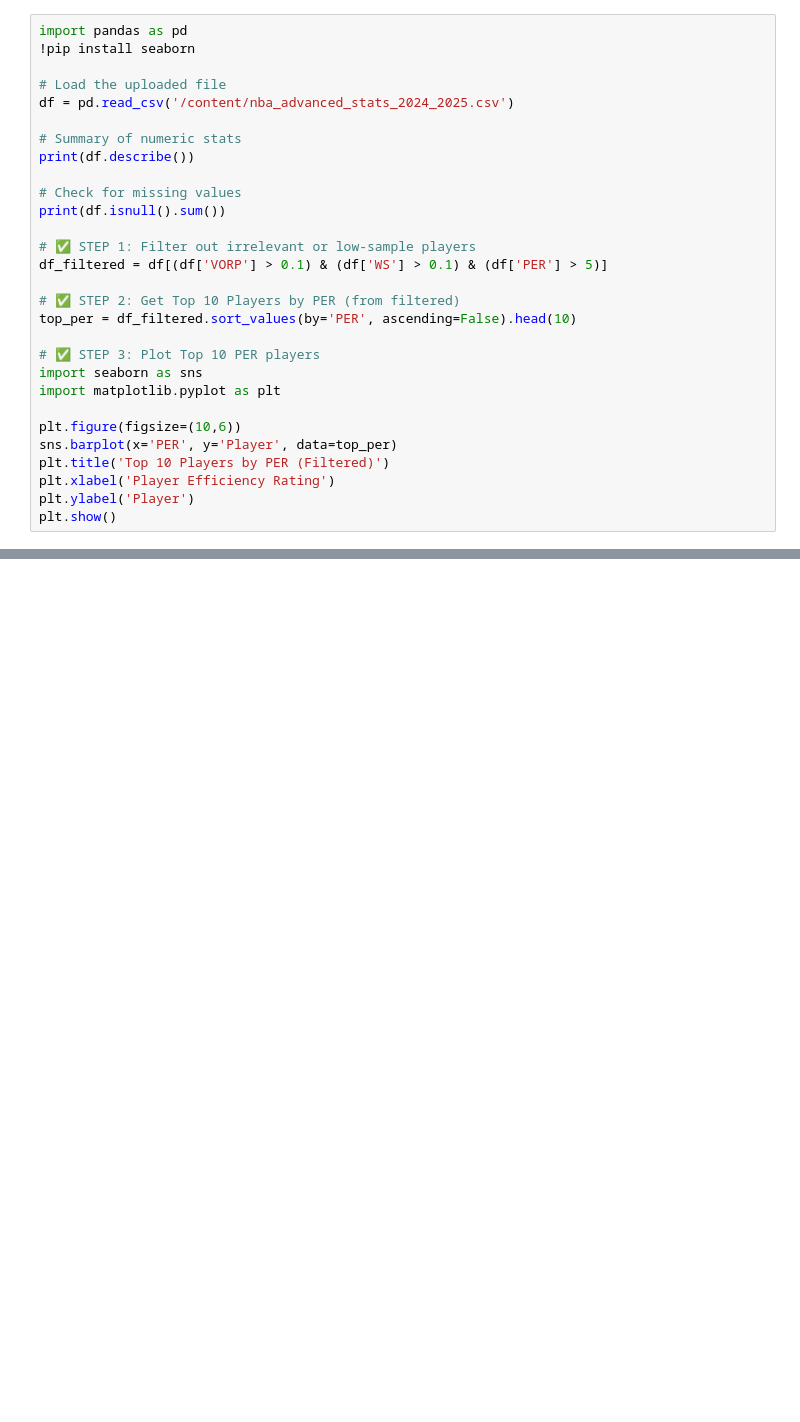
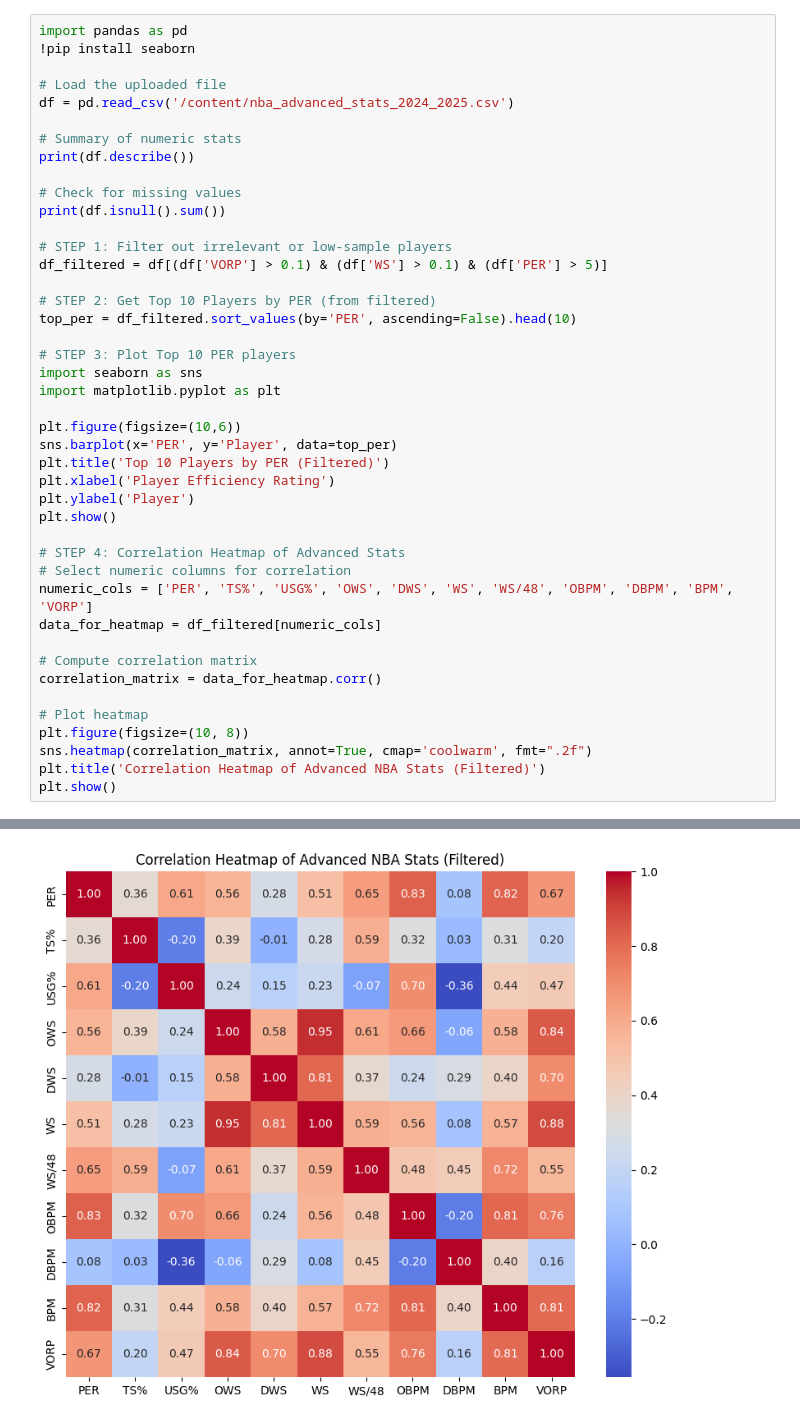
Before and after one commit to ronhq/Statline, a Jupyter notebook: notebooks/explore_advanced_stats_2024_2025.ipynb, the cells around one changed output, grey strips where cells are left out. Drawn from its saved outputs; the diff is of its cells as text; blank space fills up the shorter version.

Commit message:
heatmap

```diff
--- a/notebooks/explore_advanced_stats_2024_2025.ipynb
+++ b/notebooks/explore_advanced_stats_2024_2025.ipynb
@@ -11,38 +11,53 @@ print(df.describe())
 # Check for missing values
 print(df.isnull().sum())
 
-# ✅ STEP 1: Filter out irrelevant or low-sample players
+# STEP 1: Filter out irrelevant or low-sample players
 df_filtered = df[(df['VORP'] > 0.1) & (df['WS'] > 0.1) & (df['PER'] > 5)]
 
-# ✅ STEP 2: Get Top 10 Players by PER (from filtered)
+# STEP 2: Get Top 10 Players by PER (from filtered)
 top_per = df_filtered.sort_values(by='PER', ascending=False).head(10)
 
-# ✅ STEP 3: Plot Top 10 PER players
+# STEP 3: Plot Top 10 PER players
 import seaborn as sns
 import matplotlib.pyplot as plt
 
 plt.figure(figsize=(10,6))
 sns.barplot(x='PER', y='Player', data=top_per)
 plt.title('Top 10 Players by PER (Filtered)')
 plt.xlabel('Player Efficiency Rating')
 plt.ylabel('Player')
 plt.show()
+
+# STEP 4: Correlation Heatmap of Advanced Stats
+# Select numeric columns for correlation
+numeric_cols = ['PER', 'TS%', 'USG%', 'OWS', 'DWS', 'WS', 'WS/48', 'OBPM', 'DBPM', 'BPM', 'VORP']
+data_for_heatmap = df_filtered[numeric_cols]
+
+# Compute correlation matrix
+correlation_matrix = data_for_heatmap.corr()
+
+# Plot heatmap
+plt.figure(figsize=(10, 8))
+sns.heatmap(correlation_matrix, annot=True, cmap='coolwarm', fmt=".2f")
+plt.title('Correlation Heatmap of Advanced NBA Stats (Filtered)')
+plt.show()
 # %% [output]
 Requirement already satisfied: seaborn in /usr/local/lib/python3.11/dist-packages (0.13.2)
 Requirement already satisfied: numpy!=1.24.0,>=1.20 in /usr/local/lib/python3.11/dist-packages (from seaborn) (2.0.2)
 Requirement already satisfied: pandas>=1.2 in /usr/local/lib/python3.11/dist-packages (from seaborn) (2.2.2)
 Requirement already satisfied: matplotlib!=3.6.1,>=3.4 in /usr/local/lib/python3.11/dist-packages (from seaborn) (3.10.0)
 Requirement already satisfied: contourpy>=1.0.1 in /usr/local/lib/python3.11/dist-packages (from matplotlib!=3.6.1,>=3.4->seaborn) (1.3.2)
 Requirement already satisfied: cycler>=0.10 in /usr/local/lib/python3.11/dist-packages (from matplotlib!=3.6.1,>=3.4->seaborn) (0.12.1)
 Requirement already satisfied: fonttools>=4.22.0 in /usr/local/lib/python3.11/dist-packages (from matplotlib!=3.6.1,>=3.4->seaborn) (4.58.5)
 Requirement already satisfied: kiwisolver>=1.3.1 in /usr/local/lib/python3.11/dist-packages (from matplotlib!=3.6.1,>=3.4->seaborn) (1.4.8)
 Requirement already satisfied: packaging>=20.0 in /usr/local/lib/python3.11/dist-packages (from matplotlib!=3.6.1,>=3.4->seaborn) (24.2)
 Requirement already satisfied: pillow>=8 in /usr/local/lib/python3.11/dist-packages (from matplotlib!=3.6.1,>=3.4->seaborn) (11.2.1)
 Requirement already satisfied: pyparsing>=2.3.1 in /usr/local/lib/python3.11/dist-packages (from matplotlib!=3.6.1,>=3.4->seaborn) (3.2.3)
 Requirement already satisfied: python-dateutil>=2.7 in /usr/local/lib/python3.11/dist-packages (from matplotlib!=3.6.1,>=3.4->seaborn) (2.9.0.post0)
 ... (31 lines left out)
 DBPM      0
 BPM       0
 VORP      0
 dtype: int64
 [figure]
+[figure, added]
```
